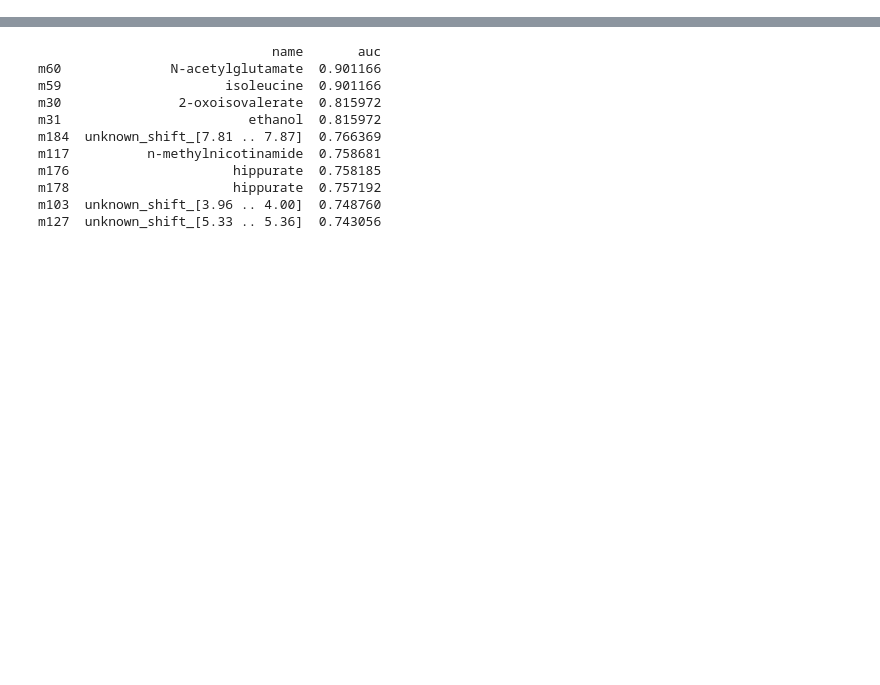
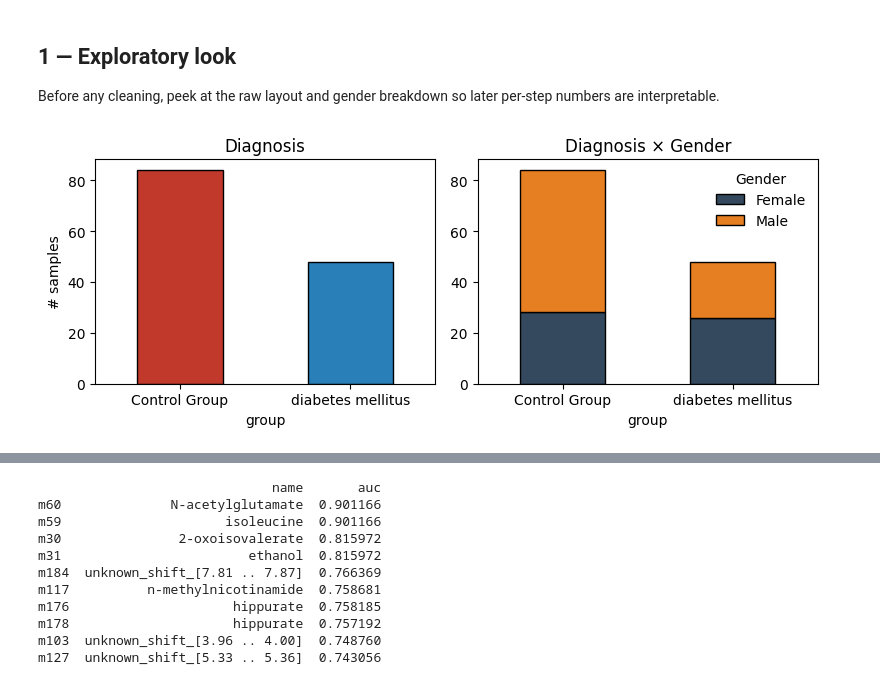
Before and after one commit to DBinary/omicverse-tutorials, a Jupyter notebook: docs/Tutorials-metabol/t_metabol_11_real_data_mtbls1.ipynb, the cells around one changed output, grey strips where cells are left out. Cells and saved outputs as stored; diff of their text form; code cells hidden in the pictures; blank space fills up the shorter version.

```diff
--- a/docs/Tutorials-metabol/t_metabol_11_real_data_mtbls1.ipynb
+++ b/docs/Tutorials-metabol/t_metabol_11_real_data_mtbls1.ipynb
@@ -294,0 +64,20 @@ ov.metabol.meba(adata, group_col='treatment', time_col='time',
+# %% [markdown]
+## 1 — Exploratory look
+
+Before any cleaning, peek at the raw layout and gender breakdown so
+later per-step numbers are interpretable.
+# %%
+fig, axes = plt.subplots(1, 2, figsize=(8, 3.2))
+adata.obs['group'].value_counts().plot.bar(ax=axes[0], color=['#c0392b', '#2980b9'], edgecolor='k')
+axes[0].set_title('Diagnosis')
+axes[0].set_ylabel('# samples')
+axes[0].tick_params(axis='x', rotation=0)
+
+pd.crosstab(adata.obs['group'], adata.obs['Factor Value[Gender]']).plot.bar(
+    stacked=True, ax=axes[1], color=['#34495e', '#e67e22'], edgecolor='k')
+axes[1].set_title('Diagnosis × Gender')
+axes[1].legend(title='Gender', frameon=False)
+axes[1].tick_params(axis='x', rotation=0)
+fig.tight_layout(); plt.show()
+# %% [output]
+[figure, added]
```
Also changed, not shown: parts of 65 cells of this notebook.
